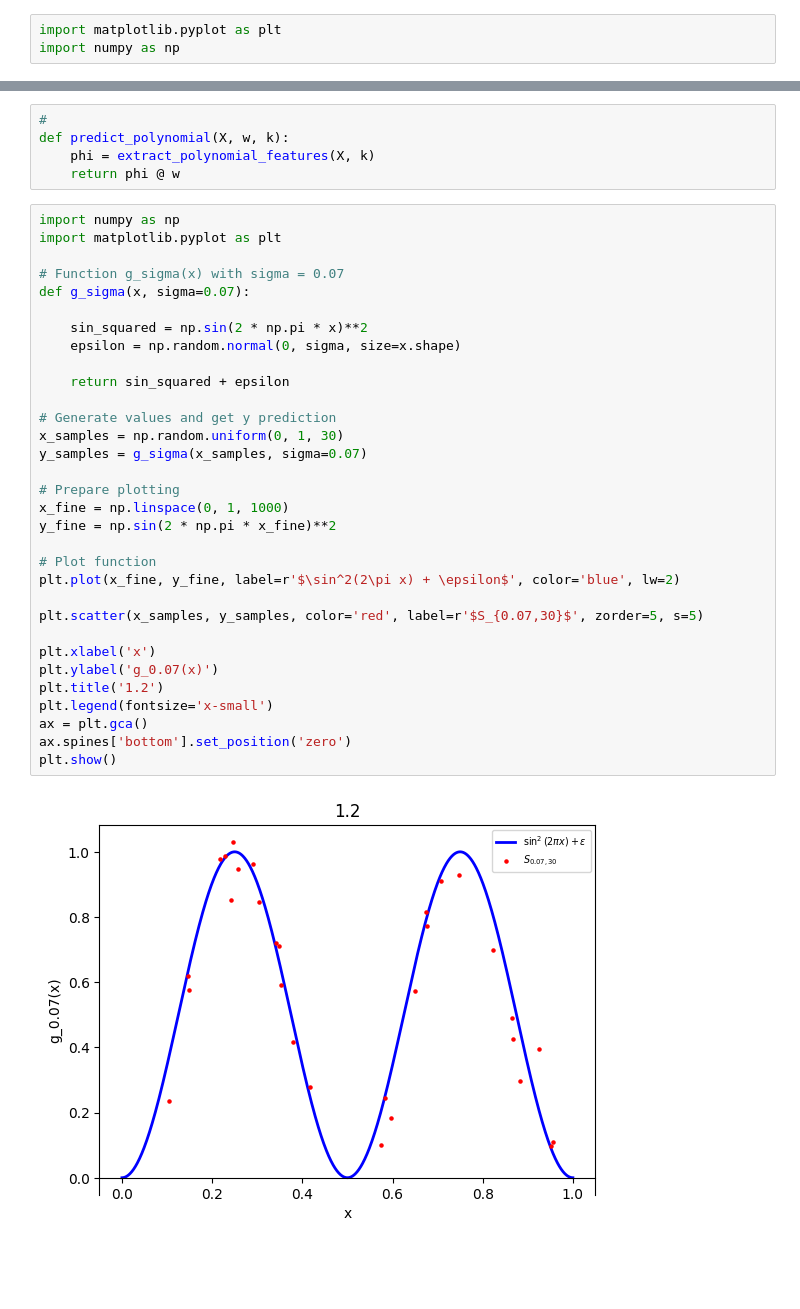
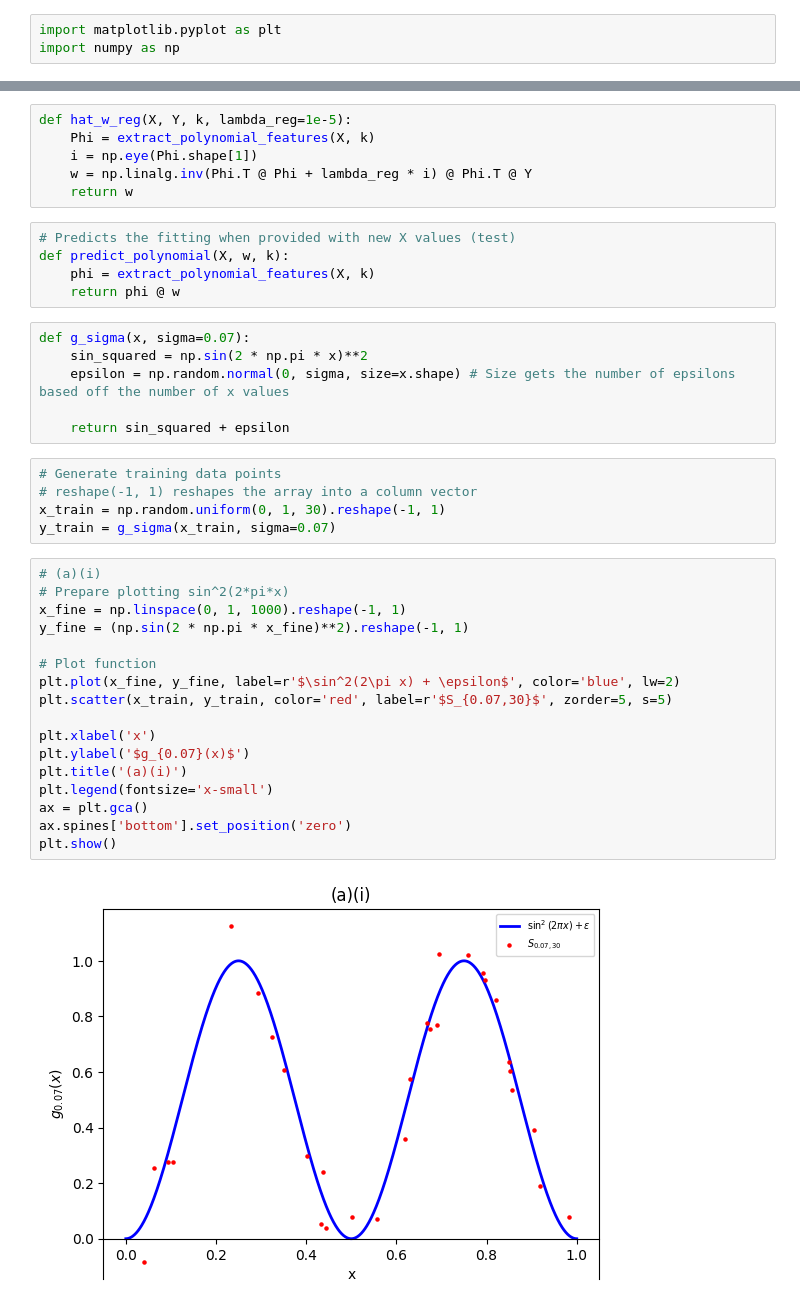
Before and after one commit to ajaymdn/comp0078, a Jupyter notebook: 1.1.2.ipynb, the cells around one changed output, grey strips where cells are left out. Drawn from its saved outputs; the diff is of its cells as text; blank space fills up the shorter version.

```diff
--- a/1.1.2.ipynb
+++ b/1.1.2.ipynb
@@ -19,40 +34,42 @@ def hat_w(X, y, k):
+# %%
+def hat_w_reg(X, Y, k, lambda_reg=1e-5):
+    Phi = extract_polynomial_features(X, k)
+    i = np.eye(Phi.shape[1])
+    w = np.linalg.inv(Phi.T @ Phi + lambda_reg * i) @ Phi.T @ Y
+    return w
 # %%
-#
+# Predicts the fitting when provided with new X values (test)
 def predict_polynomial(X, w, k):
     phi = extract_polynomial_features(X, k)
     return phi @ w
+# %%
+def g_sigma(x, sigma=0.07):
+    sin_squared = np.sin(2 * np.pi * x)**2
+    epsilon = np.random.normal(0, sigma, size=x.shape) # Size gets the number of epsilons based off the number of x values
+
+    return sin_squared + epsilon
+# %%
+# Generate training data points
+# reshape(-1, 1) reshapes the array into a column vector
+x_train = np.random.uniform(0, 1, 30).reshape(-1, 1)
+y_train = g_sigma(x_train, sigma=0.07)
 # %%
-import numpy as np
-import matplotlib.pyplot as plt
-
-# Function g_sigma(x) with sigma = 0.07
-def g_sigma(x, sigma=0.07):
-
-    sin_squared = np.sin(2 * np.pi * x)**2
-    epsilon = np.random.normal(0, sigma, size=x.shape)
-
-    return sin_squared + epsilon
-
-# Generate values and get y prediction
-x_samples = np.random.uniform(0, 1, 30)
-y_samples = g_sigma(x_samples, sigma=0.07)
-
-# Prepare plotting
-x_fine = np.linspace(0, 1, 1000)
-y_fine = np.sin(2 * np.pi * x_fine)**2
+# (a)(i)
+# Prepare plotting sin^2(2*pi*x)
+x_fine = np.linspace(0, 1, 1000).reshape(-1, 1)
+y_fine = (np.sin(2 * np.pi * x_fine)**2).reshape(-1, 1)
 
 # Plot function
 plt.plot(x_fine, y_fine, label=r'$\sin^2(2\pi x) + \epsilon$', color='blue', lw=2)
-
-plt.scatter(x_samples, y_samples, color='red', label=r'$S_{0.07,30}$', zorder=5, s=5)
+plt.scatter(x_train, y_train, color='red', label=r'$S_{0.07,30}$', zorder=5, s=5)
 
 plt.xlabel('x')
-plt.ylabel('g_0.07(x)')
-plt.title('1.2')
+plt.ylabel('$g_{0.07}(x)$')
+plt.title('(a)(i)')
 plt.legend(fontsize='x-small')
 ax = plt.gca()
 ax.spines['bottom'].set_position('zero')
 plt.show()
 # %% [output]
-[figure, old version]
+[figure, new version]
 # %%
```
Also changed, not shown: parts of 7 cells of this notebook, 1 other file.
